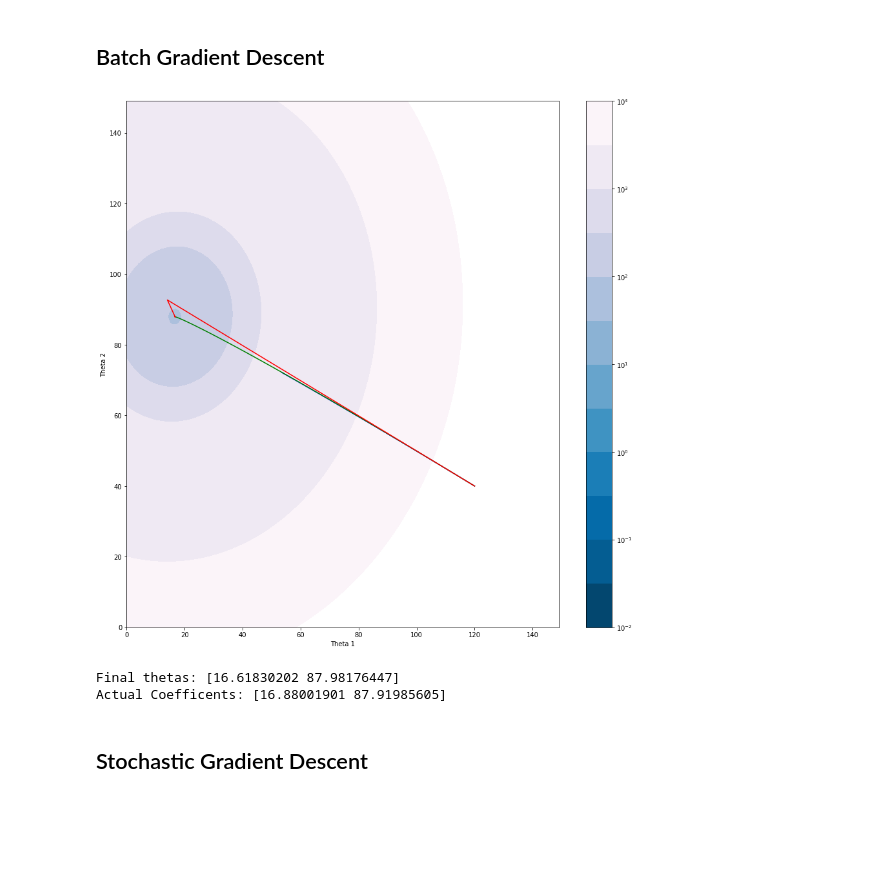
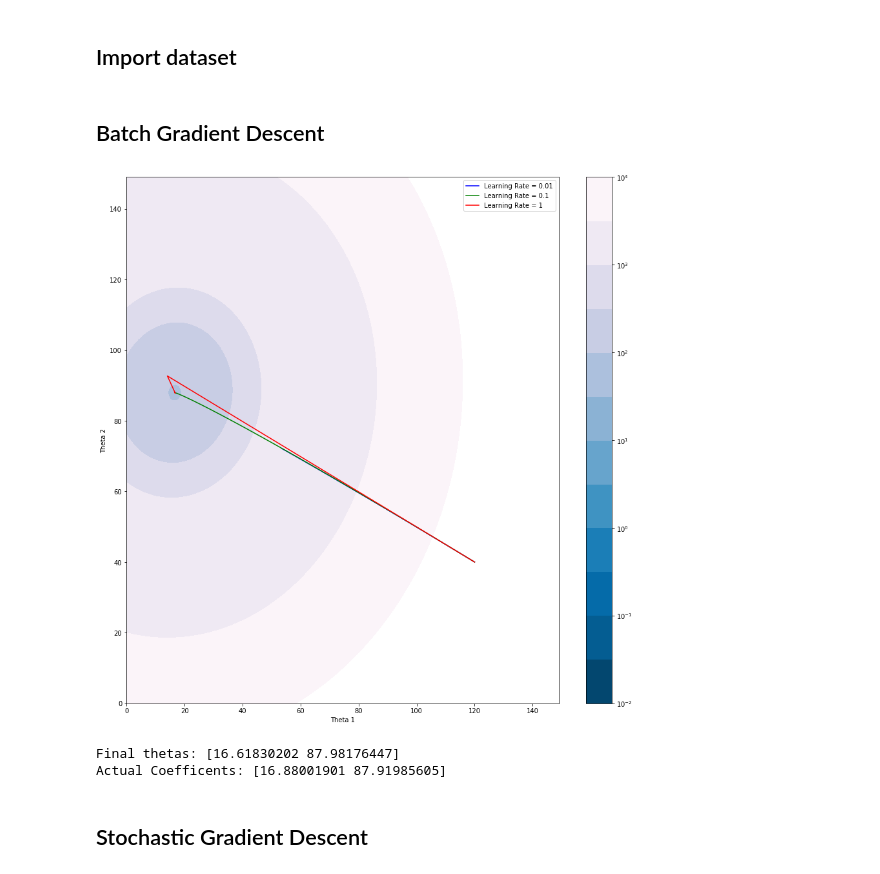
Before and after one commit to robahall/GradDesc, a Jupyter notebook: notebooks/1.0_rah_Gradient_Descent_Algorithims.ipynb, the cells around one changed output. Saved outputs shown, nothing was run; the diff lists cells and outputs as text; code cells hidden in the pictures; blank space fills up the shorter version.

```diff
--- a/notebooks/1.0_rah_Gradient_Descent_Algorithims.ipynb
+++ b/notebooks/1.0_rah_Gradient_Descent_Algorithims.ipynb
@@ -12,6 +12,8 @@ from src import grad_desc_algos as gda
 import matplotlib.pyplot as plt
 from matplotlib import ticker, cm
 %matplotlib inline
+# %% [markdown]
+## Import dataset
 # %%
 features, target, coef = make_regression(n_samples=1000,
                                          n_features=2,
@@ -22,51 +24,37 @@ features, target, coef = make_regression(n_samples=1000,
                                          random_state=1)
 # %% [markdown]
 ## Batch Gradient Descent
-# %%
-lr = 0.01
-theta = np.array([0,0])
-epochs = 1000
-
-
-def batch_gradient_descent(X, y, theta, lr, epochs):
-    thetas = theta
-    results = np.array([0,0])
-    for i in range(epochs):
-        theta, MSE = gda.gd(X, y, theta, lr)
-        thetas = np.vstack([thetas, theta])
-        results = np.vstack([results, np.array([i+1, MSE])])
-
-    return thetas, results
 # %%
 x = np.arange(0, 150, 1)
 y = np.arange(0, 150, 1)
 xx, yy = np.meshgrid(x, y, sparse=True)
 z = np.average((np.dot(features, np.array([xx, yy])) - target) ** 2)
 levels = [0.01, 0.05, 0.1, 0.5, 1, 5, 10, 50, 100, 500, 1000, 5000, 10000]
 
 fig, ax = plt.subplots(figsize=(15, 15))
 cs = ax.contourf(x,y,z, levels, locator=ticker.LogLocator(), cmap=cm.PuBu_r)
 
 epochs = 100
 
 learing = [0.01, 0.1, 1]
 colors = ['b', 'g', 'r']
 random_start = [np.array([120, 40.]) for i in range(3)]
 
 for lr, c, rs in zip(learing, colors,random_start):
     theta = rs
     #thetas, MSE = batch_gradient_descent(features, target, theta, lr, epochs)
     thetas, MSE = gda.batch_gradient_descent(features, target, theta, lr, epochs)
-    ax.plot(thetas[:,0],thetas[:,1], c)
+    ax.plot(thetas[:,0],thetas[:,1], c, label='Learning Rate = {}'.format(lr))
+    ax.legend()
 
 cbar = fig.colorbar(cs)
 plt.xlabel('Theta 1')
 plt.ylabel('Theta 2')
 plt.show()
 print("Final thetas: {}".format(thetas[-1]))
 print("Actual Coefficents: {}".format(coef))
 # %% [output]
-[figure, old version]
+[figure, new version]
 Final thetas: [16.61830202 87.98176447]
 Actual Coefficents: [16.88001901 87.91985605]
 # %% [markdown]
```
Also changed, not shown: parts of 3 cells of this notebook.
